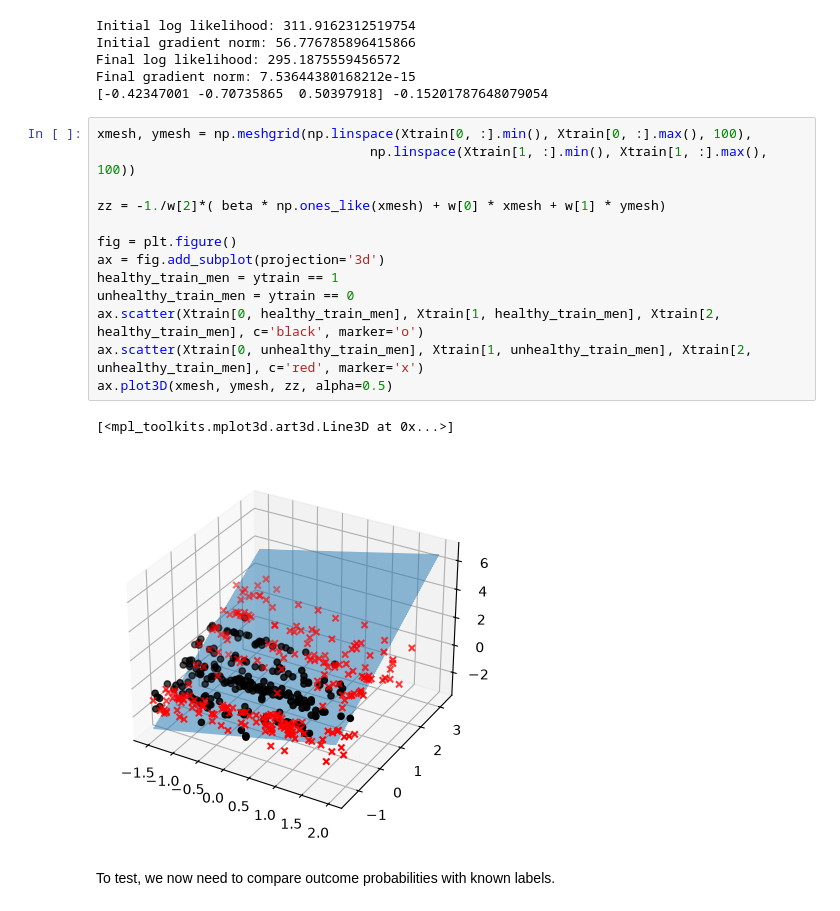
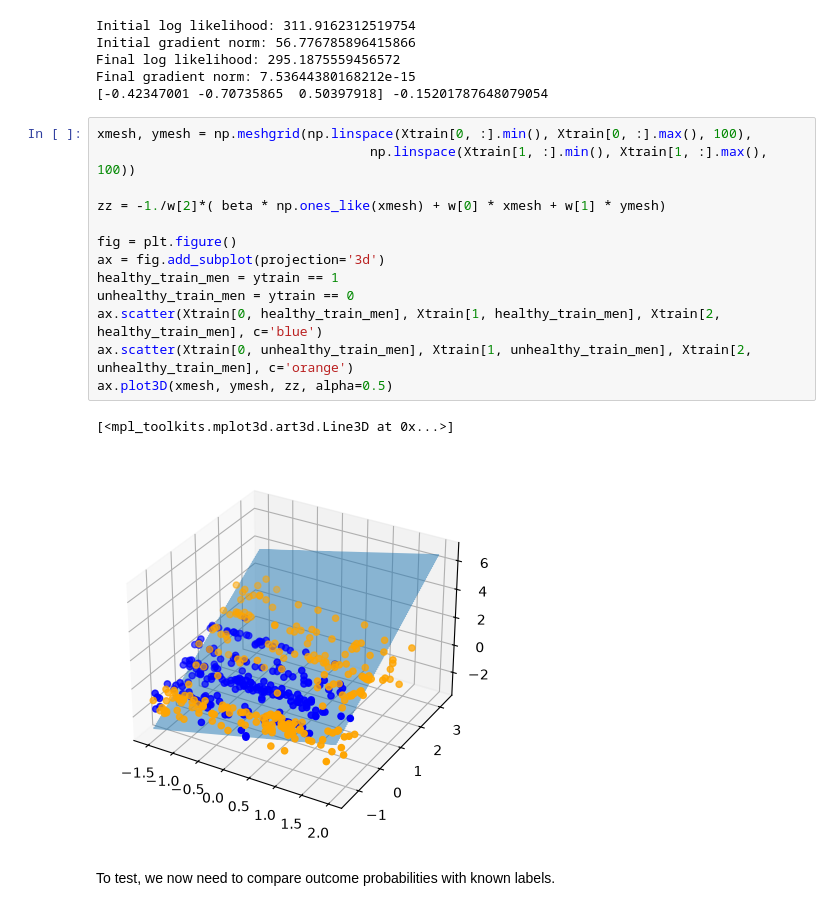
Before and after one commit to curtis-chris/Math_540_Fall_2026, a Jupyter notebook: Lecture_Notes_and_Code/Regression_and_Sparsity/Classification_and_Logistic_Regression.ipynb, the cells around one changed output. Cells and saved outputs as stored; diff of their text form.

```diff
--- a/Lecture_Notes_and_Code/Regression_and_Sparsity/Classification_and_Logistic_Regression.ipynb
+++ b/Lecture_Notes_and_Code/Regression_and_Sparsity/Classification_and_Logistic_Regression.ipynb
@@ -250,19 +250,19 @@ Final gradient norm: 7.53644380168212e-15
 # %%
 xmesh, ymesh = np.meshgrid(np.linspace(Xtrain[0, :].min(), Xtrain[0, :].max(), 100),
                                    np.linspace(Xtrain[1, :].min(), Xtrain[1, :].max(), 100))
 
 zz = -1./w[2]*( beta * np.ones_like(xmesh) + w[0] * xmesh + w[1] * ymesh)
 
 fig = plt.figure()
 ax = fig.add_subplot(projection='3d')
 healthy_train_men = ytrain == 1
 unhealthy_train_men = ytrain == 0
-ax.scatter(Xtrain[0, healthy_train_men], Xtrain[1, healthy_train_men], Xtrain[2, healthy_train_men], c='black', marker='o')
-ax.scatter(Xtrain[0, unhealthy_train_men], Xtrain[1, unhealthy_train_men], Xtrain[2, unhealthy_train_men], c='red', marker='x')
+ax.scatter(Xtrain[0, healthy_train_men], Xtrain[1, healthy_train_men], Xtrain[2, healthy_train_men], c='blue')
+ax.scatter(Xtrain[0, unhealthy_train_men], Xtrain[1, unhealthy_train_men], Xtrain[2, unhealthy_train_men], c='orange')
 ax.plot3D(xmesh, ymesh, zz, alpha=0.5)
 # %% [output]
 [<mpl_toolkits.mplot3d.art3d.Line3D at 0x...>]
-[figure, old version]
+[figure, new version]
 # %% [markdown]
 To test, we now need to compare outcome probabilities with known labels.
 # %%
```
Also changed, not shown: parts of 3 cells of this notebook, 1 other file.
